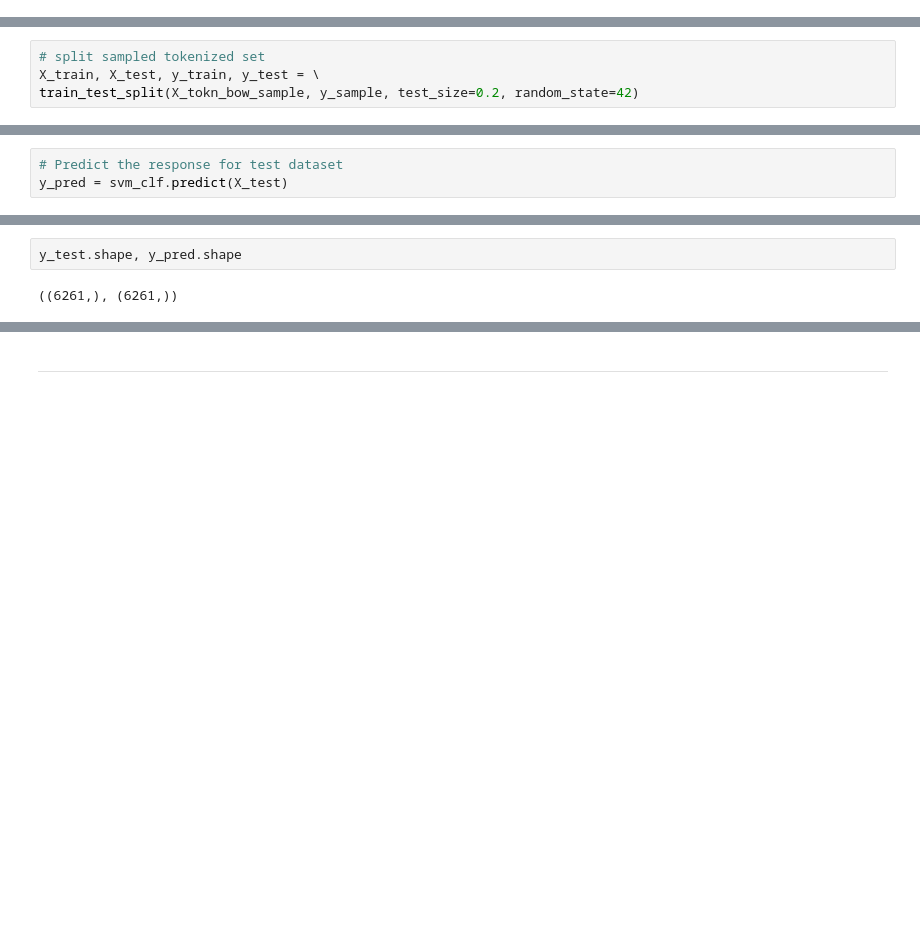
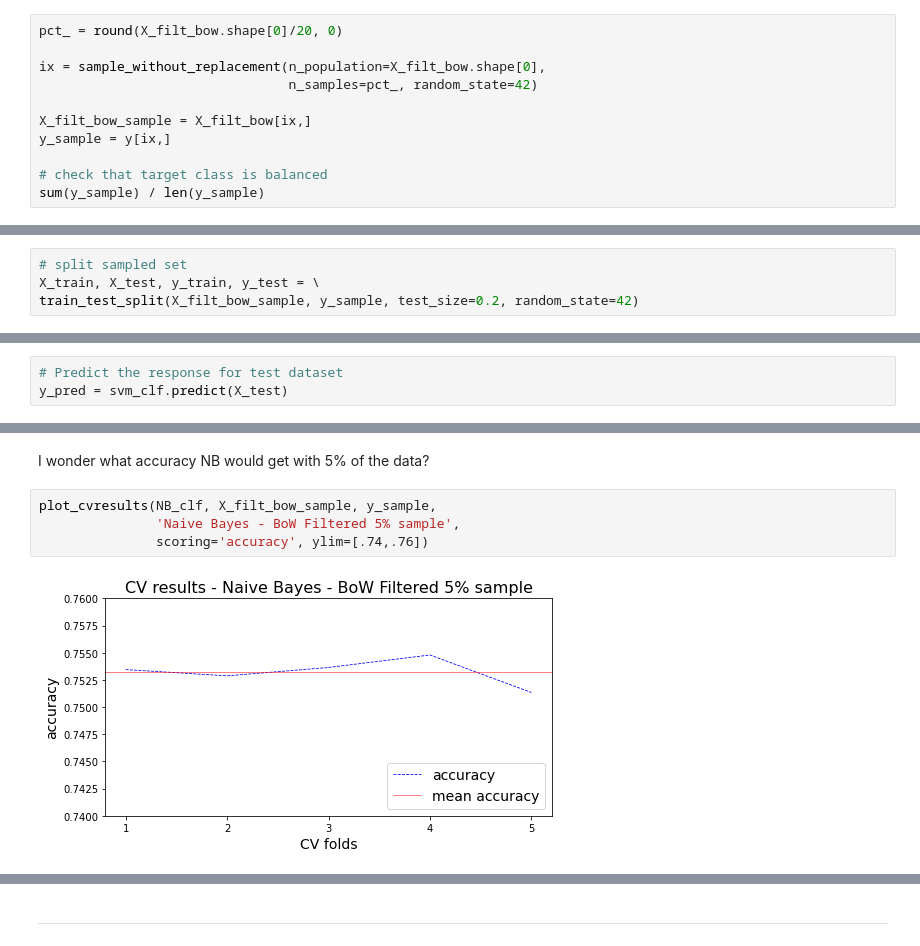
Before and after one commit to BigBangData/NaturalLanguageProcessing, a Jupyter notebook: sentiment140/JN3_Train_Part1.ipynb, the cells around one changed output, grey strips where cells are left out. Saved outputs shown, nothing was run; the diff lists cells and outputs as text; blank space fills up the shorter version.

Commit message:
Train SVC classifier and compare to NB

```diff
--- a/sentiment140/JN3_Train_Part1.ipynb
+++ b/sentiment140/JN3_Train_Part1.ipynb
@@ -456,0 +433,11 @@ SVM classifiers are slow (add explanation why?) so we need to sample.
+# %%
+pct_ = round(X_filt_bow.shape[0]/20, 0)
+
+ix = sample_without_replacement(n_population=X_filt_bow.shape[0],
+                                n_samples=pct_, random_state=42)
+
+X_filt_bow_sample = X_filt_bow[ix,]
+y_sample = y[ix,]
+
+# check that target class is balanced
+sum(y_sample) / len(y_sample)
@@ -457,7 +453,7 @@ SVM classifiers are slow (add explanation why?) so we need to sample.
 # %%
-# split sampled tokenized set
+# split sampled set
 X_train, X_test, y_train, y_test = \
-train_test_split(X_tokn_bow_sample, y_sample, test_size=0.2, random_state=42)
+train_test_split(X_filt_bow_sample, y_sample, test_size=0.2, random_state=42)
 # %%
 @timer
 def train_SVC(X_train, y_train):
@@ -501,4 +500,8 @@ Accuracy: 0.4962466059734867
-# %%
-y_test.shape, y_pred.shape
-# %% [output]
-((6261,), (6261,))
+# %% [markdown]
+I wonder what accuracy NB would get with 5% of the data?
+# %%
+plot_cvresults(NB_clf, X_filt_bow_sample, y_sample,
+               'Naive Bayes - BoW Filtered 5% sample',
+               scoring='accuracy', ylim=[.74,.76])
+# %% [output]
+[figure, added]
```
Also changed, not shown: parts of 55 cells of this notebook.
